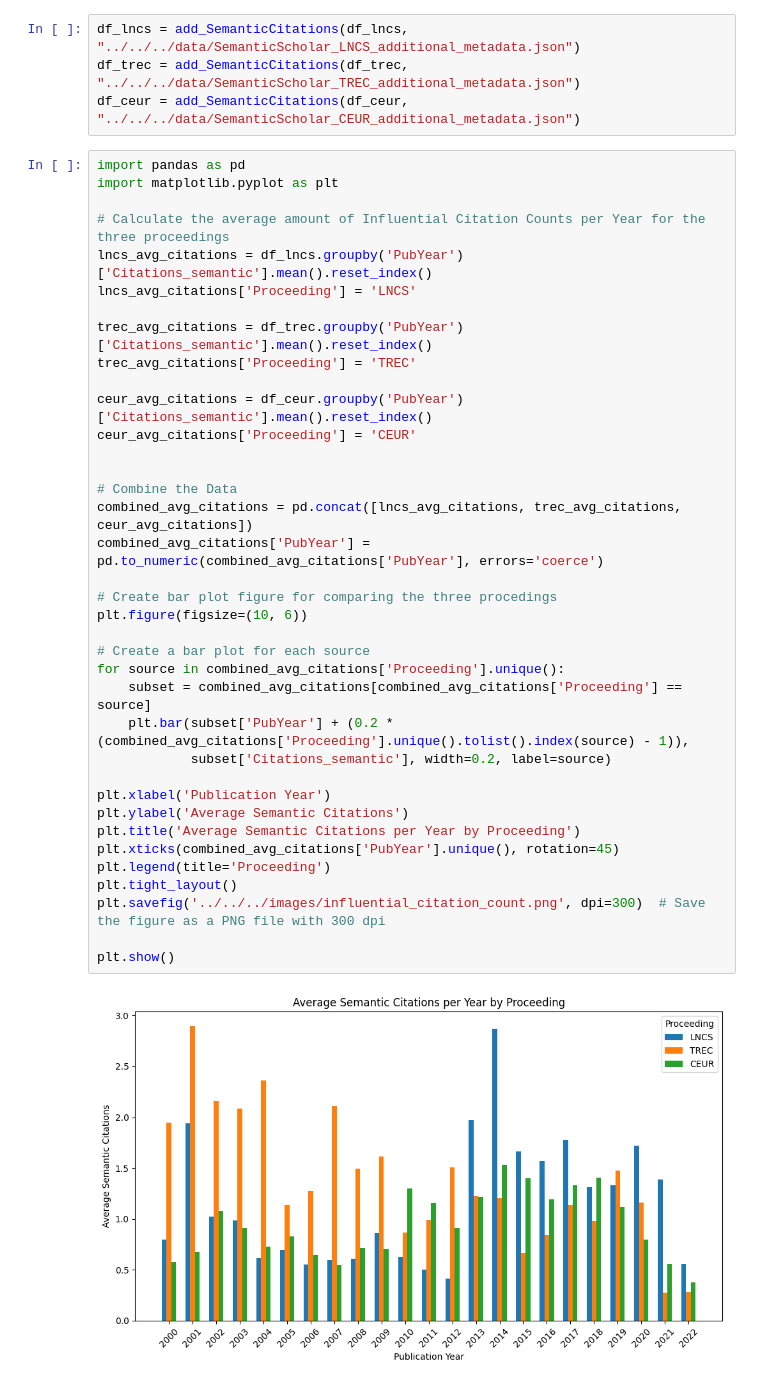
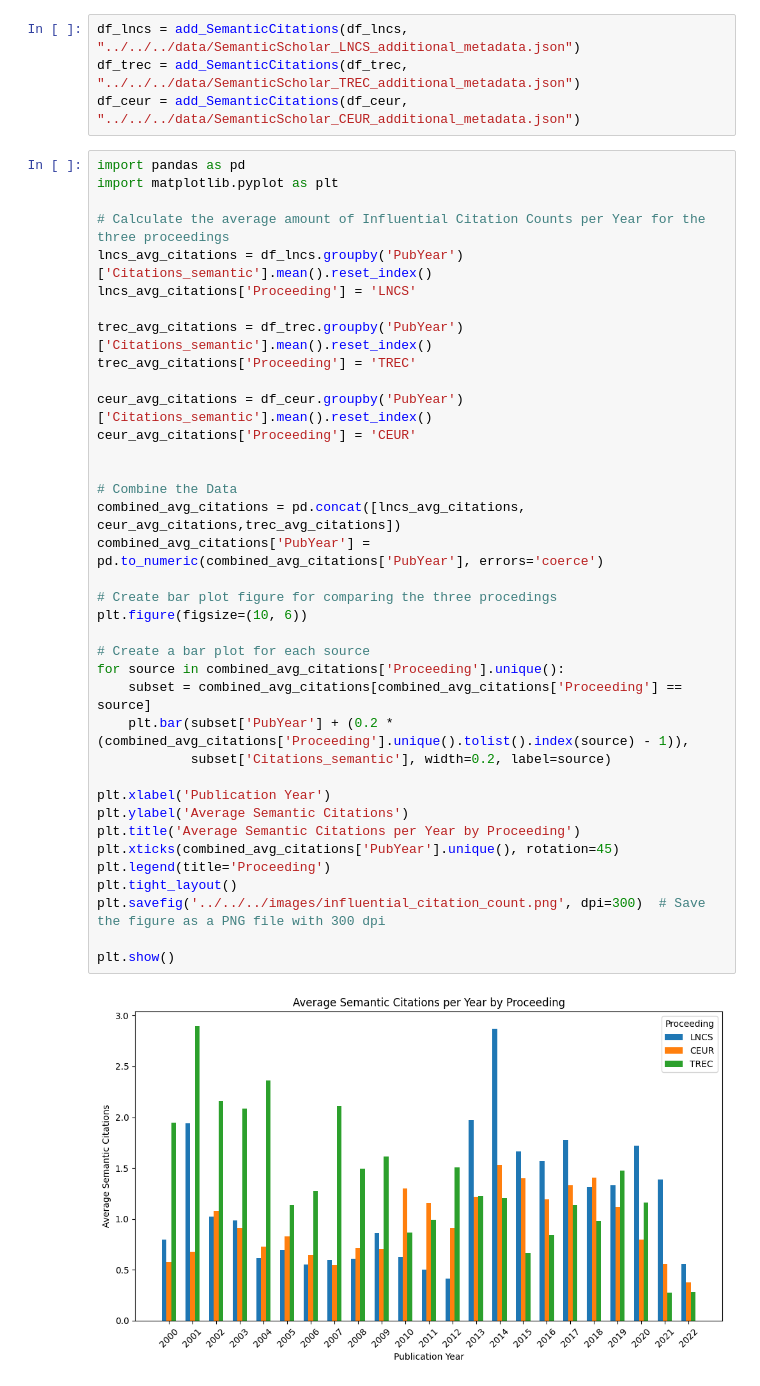
Before and after one commit to AndyKruff/MA_Scholarly_Impact_TREC_CLEF, a Jupyter notebook: code/analysis/addititional_approaches/influential_citations_semantic.ipynb, the cells around one changed output. Saved outputs shown, nothing was run; the diff lists cells and outputs as text.

```diff
--- a/code/analysis/addititional_approaches/influential_citations_semantic.ipynb
+++ b/code/analysis/addititional_approaches/influential_citations_semantic.ipynb
@@ -36,32 +36,32 @@ lncs_avg_citations['Proceeding'] = 'LNCS'
 
 trec_avg_citations = df_trec.groupby('PubYear')['Citations_semantic'].mean().reset_index()
 trec_avg_citations['Proceeding'] = 'TREC'
 
 ceur_avg_citations = df_ceur.groupby('PubYear')['Citations_semantic'].mean().reset_index()
 ceur_avg_citations['Proceeding'] = 'CEUR'
 
 
 # Combine the Data
-combined_avg_citations = pd.concat([lncs_avg_citations, trec_avg_citations, ceur_avg_citations])
+combined_avg_citations = pd.concat([lncs_avg_citations, ceur_avg_citations,trec_avg_citations])
 combined_avg_citations['PubYear'] = pd.to_numeric(combined_avg_citations['PubYear'], errors='coerce')
 
 # Create bar plot figure for comparing the three procedings
 plt.figure(figsize=(10, 6))
 
 # Create a bar plot for each source
 for source in combined_avg_citations['Proceeding'].unique():
     subset = combined_avg_citations[combined_avg_citations['Proceeding'] == source]
     plt.bar(subset['PubYear'] + (0.2 * (combined_avg_citations['Proceeding'].unique().tolist().index(source) - 1)),
             subset['Citations_semantic'], width=0.2, label=source)
 
 plt.xlabel('Publication Year')
 plt.ylabel('Average Semantic Citations')
 plt.title('Average Semantic Citations per Year by Proceeding')
 plt.xticks(combined_avg_citations['PubYear'].unique(), rotation=45)
 plt.legend(title='Proceeding')
 plt.tight_layout()
 plt.savefig('../../../images/influential_citation_count.png', dpi=300)  # Save the figure as a PNG file with 300 dpi
 
 plt.show()
 # %% [output]
-[figure, old version]
+[figure, new version]
```
